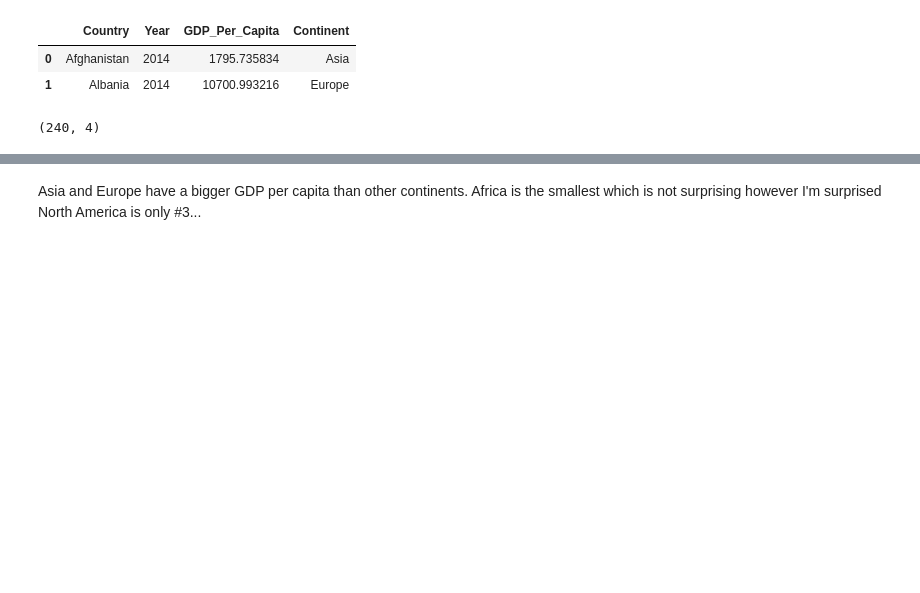
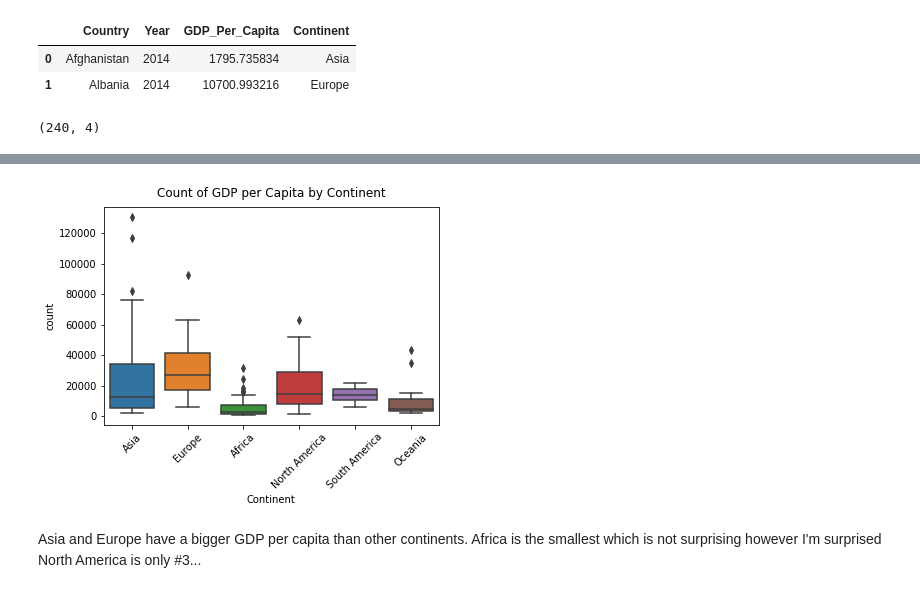
Before and after one commit to nss-data-science-cohort-4/dq1-undata-AmyLG, a Jupyter notebook: notebooks/UN_Data_Exploration.ipynb, the cells around one changed output, grey strips where cells are left out. Cells and saved outputs as stored; diff of their text form; code cells hidden in the pictures; blank space fills up the shorter version.

```diff
--- a/notebooks/UN_Data_Exploration.ipynb
+++ b/notebooks/UN_Data_Exploration.ipynb
@@ -432,3 +432,11 @@ plt.title("Count of GDP per Capita by Continent", y=1.02);
+# %%
+plt.figure(figsize=(6,4))
+sns.boxplot(data = gdp_2014_cont, x = 'Continent', y = 'GDP_Per_Capita')
+plt.ylabel('count')
+plt.xticks(rotation = 45)
+plt.title("Count of GDP per Capita by Continent", y=1.02);
+# %% [output]
+[figure, added]
 # %% [markdown]
 Asia and Europe have a bigger GDP per capita than other continents. Africa is the smallest which is not surprising however I'm surprised North America is only #3...
 # %% [markdown]
```
Also changed, not shown: parts of 103 cells of this notebook.
